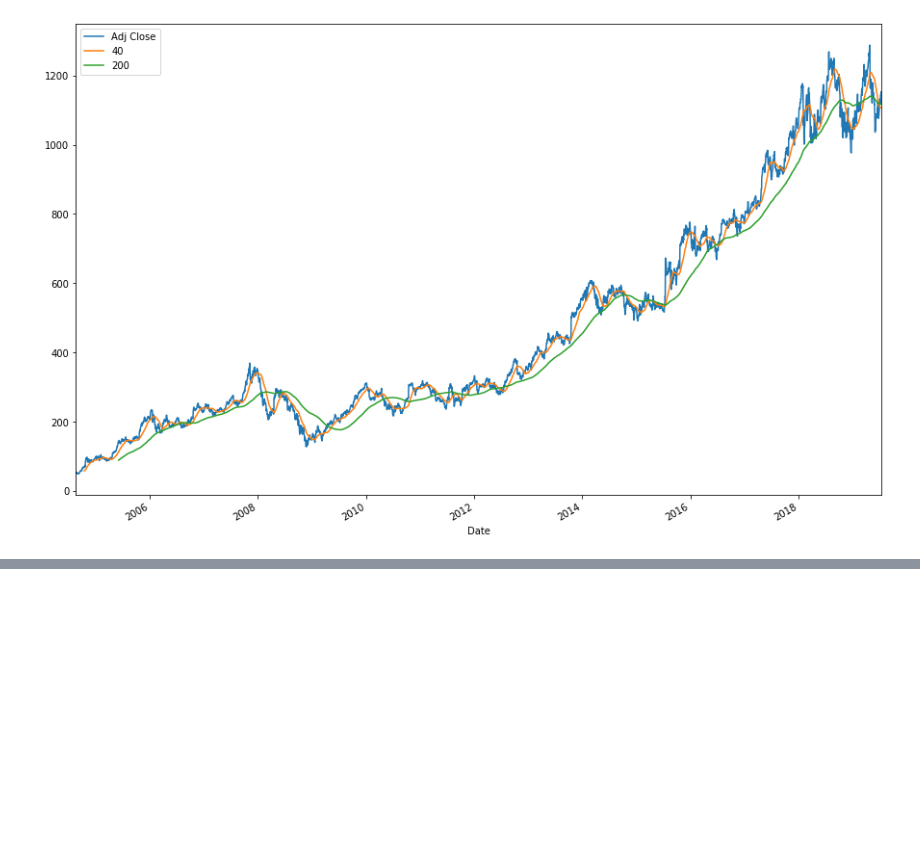
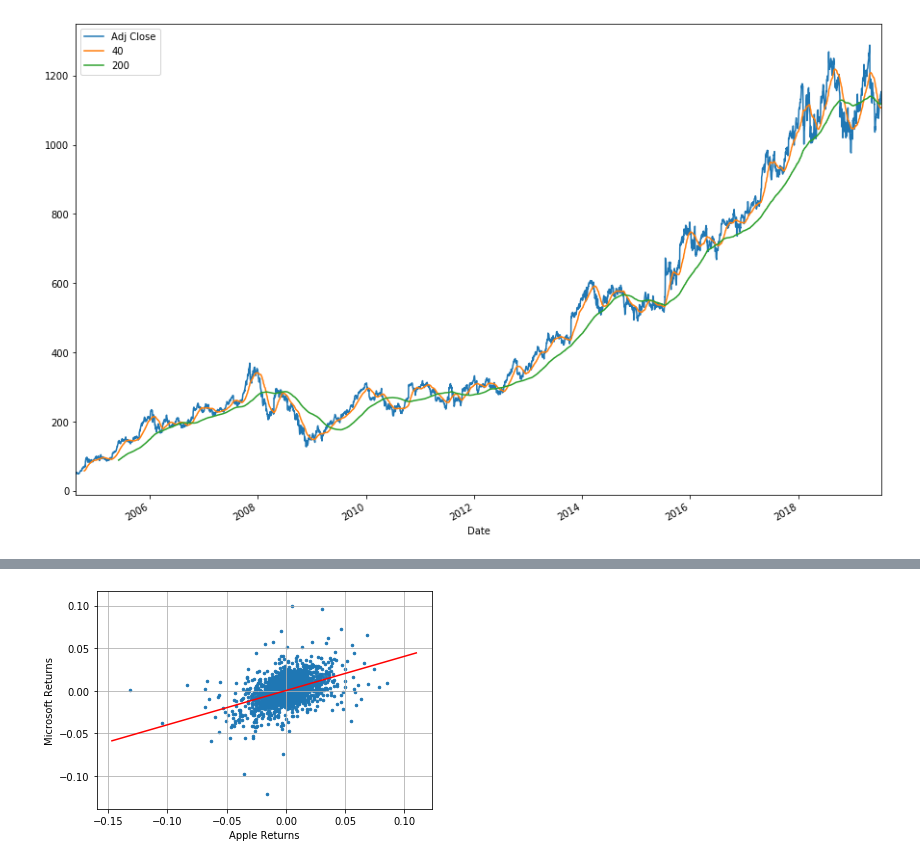
Before and after one commit to mehrakartik/sma-crossover-strategy, a Jupyter notebook: Practice_K.ipynb, the cells around one changed output, grey strips where cells are left out. Drawn from its saved outputs; the diff is of its cells as text; code cells hidden in the pictures; blank space fills up the shorter version.

```diff
--- a/Practice_K.ipynb
+++ b/Practice_K.ipynb
@@ -176,0 +279,20 @@ plt.show()
+# %%
+X = returns['AAPL'].values.reshape(-1, 1)
+y = returns['MSFT'].values
+
+from sklearn.linear_model import LinearRegression
+regressor = LinearRegression()
+regressor.fit(X, y)
+
+plt.grid(True)
+plt.scatter(X, y, marker = '.', s = 5 ** 2)
+ax = plt.axis()
+x = np.linspace(ax[0], ax[1] + 0.01)
+# regressor.intercept_: b0
+# regressor.coef_: b1
+plt.plot(x, regressor.intercept_ + regressor.coef_ * x, color = 'red')
+plt.xlabel('Apple Returns')
+plt.ylabel('Microsoft Returns')
+plt.show()
+# %% [output]
+[figure, added]
```
Also changed, not shown: parts of 15 cells of this notebook.
